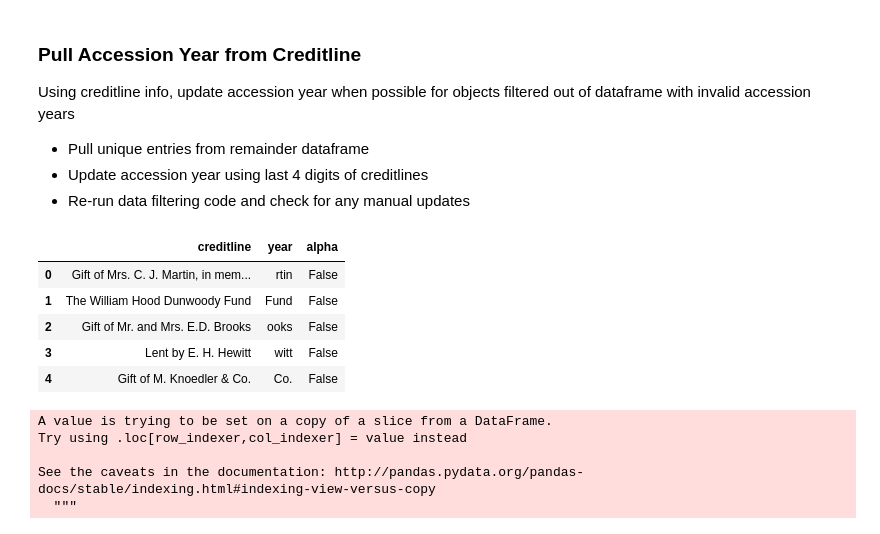
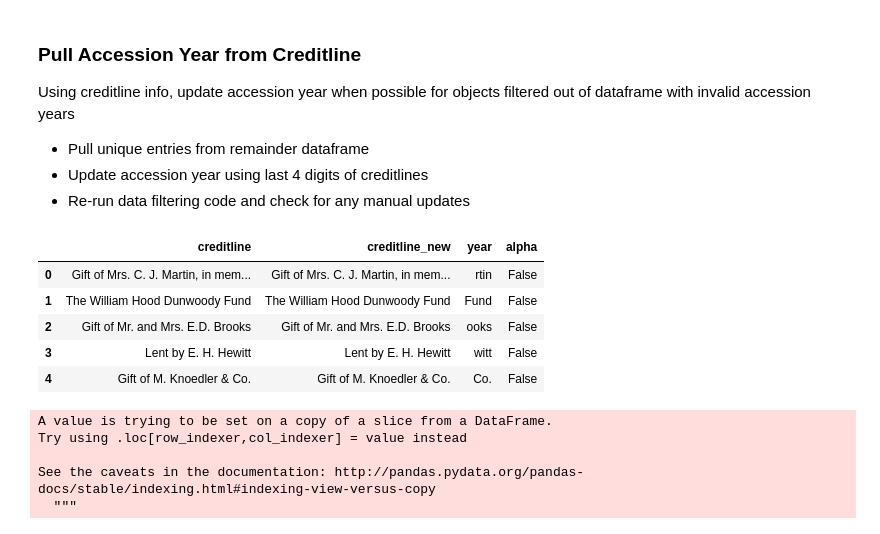
Before and after one commit to jackrapp/collection_map, a Jupyter notebook: accession_number_to_year.ipynb, the cells around one changed output. Cells and saved outputs as stored; diff of their text form; code cells hidden in the pictures.

Commit message:
creditline years done

```diff
--- a/accession_number_to_year.ipynb
+++ b/accession_number_to_year.ipynb
@@ -100,20 +100,22 @@ creditlines_df = pd.DataFrame(creditlines, columns=['creditline'])
 # %%
 # convert all columns to string to fix float type error
 creditlines_df['creditline'] = creditlines_df['creditline'].apply(lambda x: str(x))
+# strip /r/n from the end of any creditlines
+creditlines_df['creditline_new'] = creditlines_df['creditline'].apply(lambda x: x.rstrip('\r\n'))
 # %%
 # add column with last 4 digits of each creditline
-creditlines_df['year'] = creditlines_df['creditline'].apply(lambda x: x[-4:])
+creditlines_df['year'] = creditlines_df['creditline_new'].apply(lambda x: x[-4:])
 
 #check to see if year column is numerical
 creditlines_df['alpha'] = creditlines_df['year'].apply(lambda x: x.isdigit())
 creditlines_df.head()
 # %% [output]
-|  | creditline | year | alpha |
-| 0 | Gift of Mrs. C. J. Martin, in mem... | rtin | False |
-| 1 | The William Hood Dunwoody Fund | Fund | False |
-| 2 | Gift of Mr. and Mrs. E.D. Brooks | ooks | False |
-| 3 | Lent by E. H. Hewitt | witt | False |
-| 4 | Gift of M. Knoedler & Co. | Co. | False |
+|  | creditline | creditline_new | year | alpha |
+| 0 | Gift of Mrs. C. J. Martin, in mem... | Gift of Mrs. C. J. Martin, in mem... | rtin | False |
+| 1 | The William Hood Dunwoody Fund | The William Hood Dunwoody Fund | Fund | False |
+| 2 | Gift of Mr. and Mrs. E.D. Brooks | Gift of Mr. and Mrs. E.D. Brooks | ooks | False |
+| 3 | Lent by E. H. Hewitt | Lent by E. H. Hewitt | witt | False |
+| 4 | Gift of M. Knoedler & Co. | Gift of M. Knoedler & Co. | Co. | False |
 # %%
 # pull out only creditlines with years at the end
 creditlines_year = creditlines_df[creditlines_df['alpha']==True]
```
Also changed, not shown: parts of 42 cells of this notebook.
